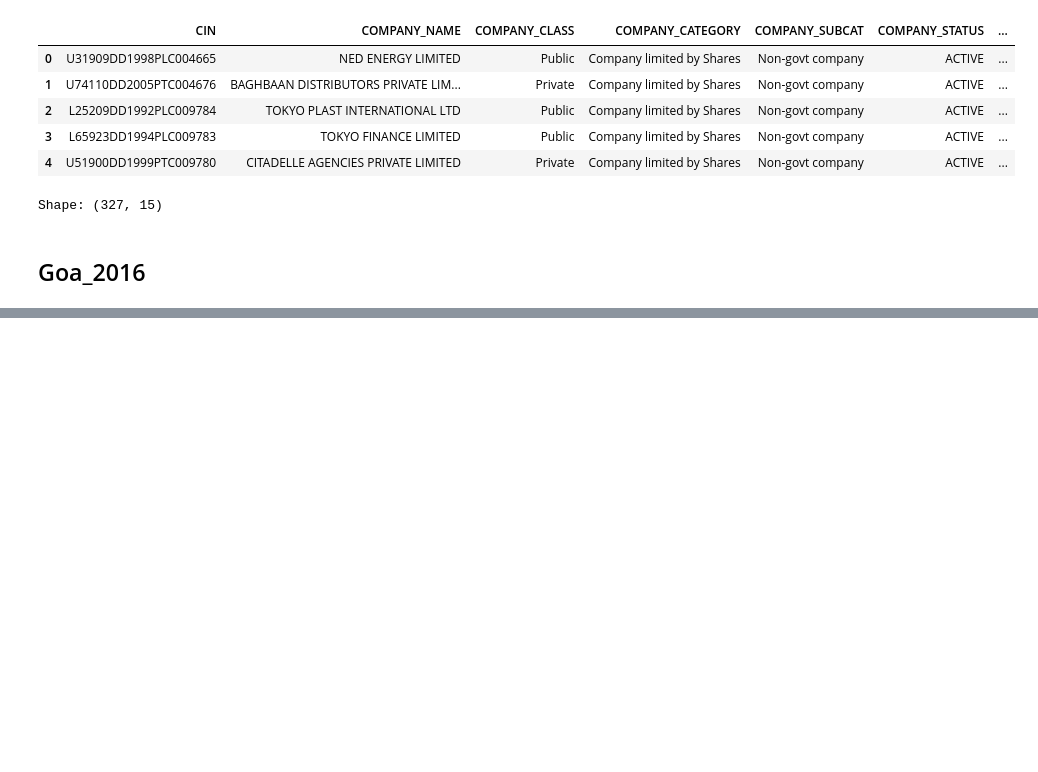
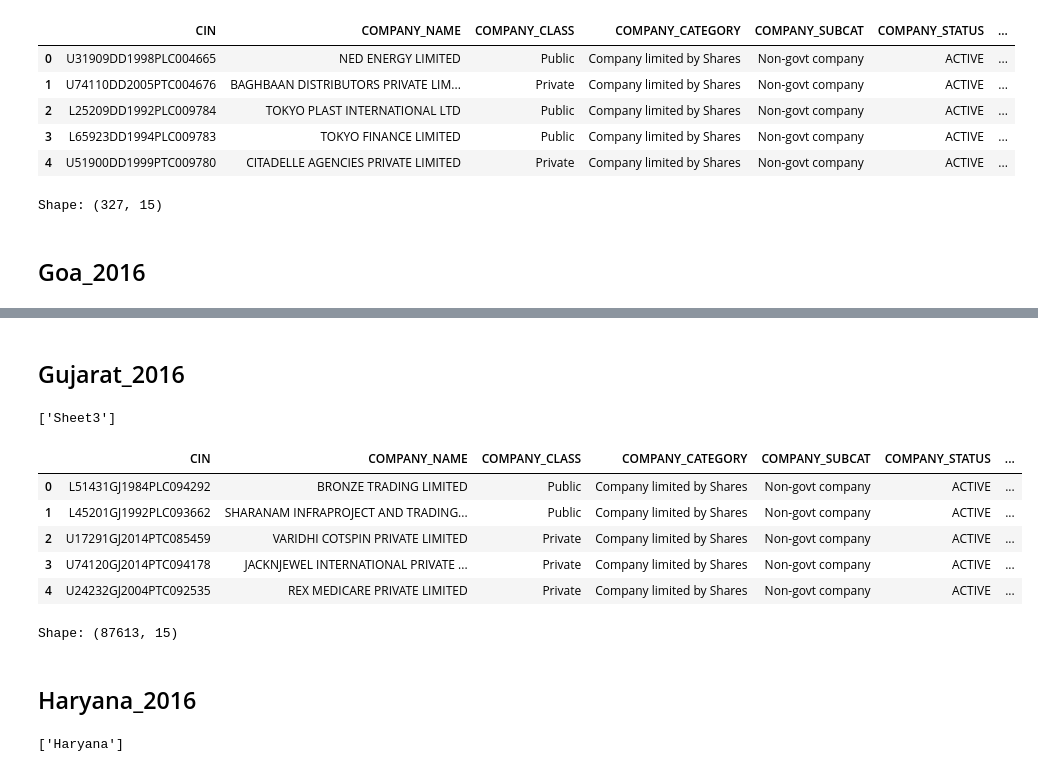
Before and after one commit to shayan-khoygani/Codebook, a Jupyter notebook: [DIR] corporation_list_by_state_2016/corporation_list_by_state_2016.ipynb, the cells around one changed output, grey strips where cells are left out. Saved outputs shown, nothing was run; the diff lists cells and outputs as text; code cells hidden in the pictures; blank space fills up the shorter version.

```diff
--- a/[DIR] corporation_list_by_state_2016/corporation_list_by_state_2016.ipynb
+++ b/[DIR] corporation_list_by_state_2016/corporation_list_by_state_2016.ipynb
@@ -216,0 +237,30 @@ Shape: (327, 15)
+# %% [markdown]
+## Gujarat_2016
+# %%
+path = "s3://daanmatchdatafiles/corporation_list_by_state_2016/Gujarat_2016.xlsx"
+xl = pd.ExcelFile(path)
+print(xl.sheet_names)
+df = xl.parse("Sheet3")
+df.head()
+# %% [output]
+['Sheet3']
+|  | CIN | COMPANY_NAME | COMPANY_CLASS | COMPANY_CATEGORY | COMPANY_SUBCAT | COMPANY_STATUS | ... |
+| 0 | L51431GJ1984PLC094292 | BRONZE TRADING LIMITED | Public | Company limited by Shares | Non-govt company | ACTIVE | ... |
+| 1 | L45201GJ1992PLC093662 | SHARANAM INFRAPROJECT AND TRADING... | Public | Company limited by Shares | Non-govt company | ACTIVE | ... |
+| 2 | U17291GJ2014PTC085459 | VARIDHI COTSPIN PRIVATE LIMITED | Private | Company limited by Shares | Non-govt company | ACTIVE | ... |
+| 3 | U74120GJ2014PTC094178 | JACKNJEWEL INTERNATIONAL PRIVATE ... | Private | Company limited by Shares | Non-govt company | ACTIVE | ... |
+| 4 | U24232GJ2004PTC092535 | REX MEDICARE PRIVATE LIMITED | Private | Company limited by Shares | Non-govt company | ACTIVE | ... |
+# %%
+shape = df.shape
+print("Shape:", shape)
+companies += shape[0]
+# %% [output]
+Shape: (87613, 15)
+# %% [markdown]
+## Haryana_2016
+# %%
+path = "s3://daanmatchdatafiles/corporation_list_by_state_2016/Haryana_2016.xlsx"
+xl = pd.ExcelFile(path)
+print(xl.sheet_names)
+# %% [output]
+['Haryana']
```
Also changed, not shown: parts of 21 cells of this notebook.
